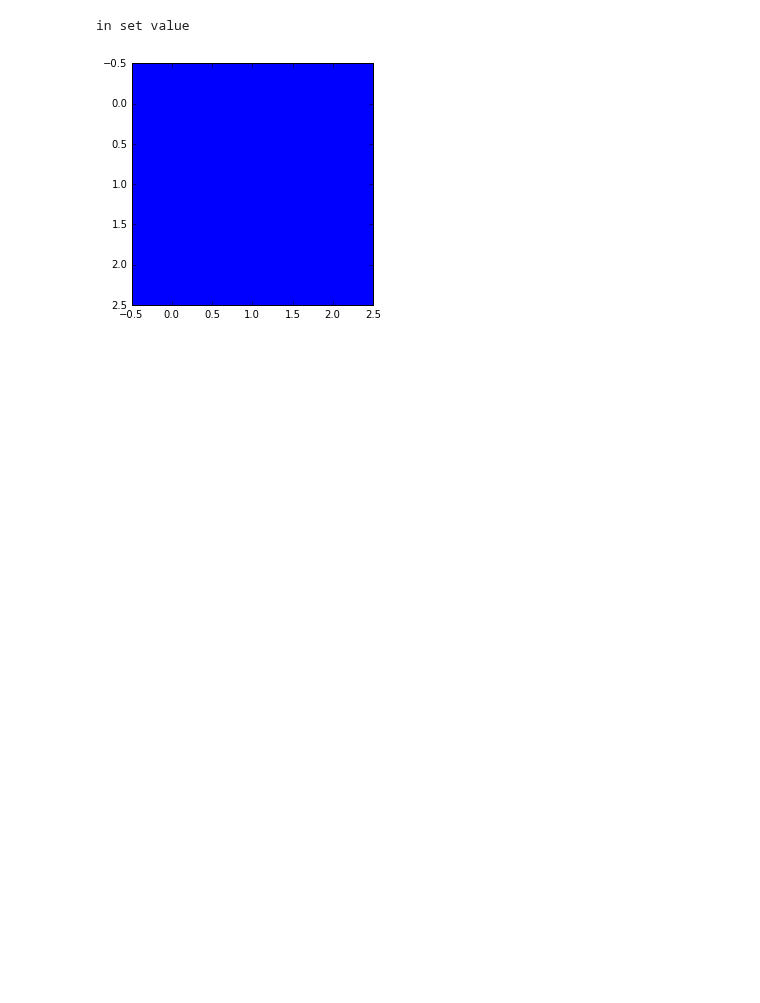
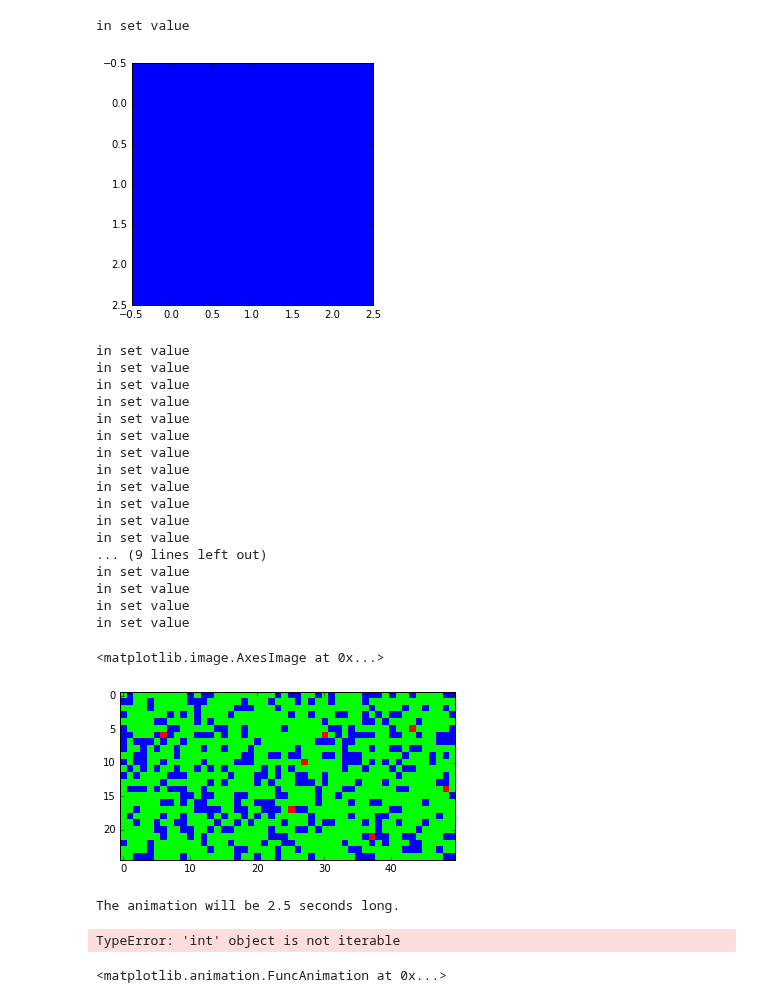
Before and after one commit to UCO-CSPI/CellularAutomaton, a Jupyter notebook: ArmstrongCA.ipynb, the cells around one changed output. Saved outputs shown, nothing was run; the diff lists cells and outputs as text; code cells hidden in the pictures; blank space fills up the shorter version.

Commit message:
everything working trying to get animation to work

```diff
--- a/ArmstrongCA.ipynb
+++ b/ArmstrongCA.ipynb
@@ -47,9 +50,11 @@ def init(grid, rows, columns, probtree, probburning):
             for x in range(columns):
                 #grid['ProbImmune'][y][x]  = random() * 4
                 if random() < probtree:
+                    MyGrid['Empty'][y][x]   = False
                     MyGrid['Tree'][y][x]    = True
                     MyGrid['Burning'][y][x] = random() < probburning
                 else:
+                    MyGrid['Empty'][y][x]   = True
                     MyGrid['Tree'][y][x]    = False
                     MyGrid['Burning'][y][x] = False
             grid.SetValue()
@@ -111,0 +142,42 @@ in set value
+# %%
+rows = 25
+columns = 50
+MyGrid=firegrid((rows,columns),MyDtype)  #initilized with whatever random memory was at the location.
+init(MyGrid,rows,columns,probtree=0.75, probburning=0.01)
+#SmallGrid01=FireGridCopy(MyGrid)
+MyFigure, MyAxes = plt.subplots()
+MyAxes.imshow(MyGrid['Value'],interpolation='nearest')
+# %% [output]
+in set value
+in set value
+in set value
+in set value
+in set value
+in set value
+in set value
+in set value
+in set value
+in set value
+in set value
+in set value
+... (9 lines left out)
+in set value
+in set value
+in set value
+in set value
+<matplotlib.image.AxesImage at 0x...>
+[figure, added]
+# %%
+AnimationFrames = 50  #total number of frames in animation.
+DelayBetweenFrames = 50 #in msec (20 gives 50 fps) (33.3 gives 30 fps)
+AnimationTime = AnimationFrames * DelayBetweenFrames/1000
+print ("The animation will be {:.1f} seconds long.".format(AnimationTime))
+# %% [output]
+The animation will be 2.5 seconds long.
+# %%
+MyAnimation = animation.FuncAnimation(MyFigure, firegrid,
+                               frames=AnimationFrames, interval=DelayBetweenFrames, blit=False)
+MyAnimation
+# %% [output]
+TypeError: 'int' object is not iterable
+<matplotlib.animation.FuncAnimation at 0x...>
```
Also changed, not shown: parts of 7 cells of this notebook, 1 other file.
